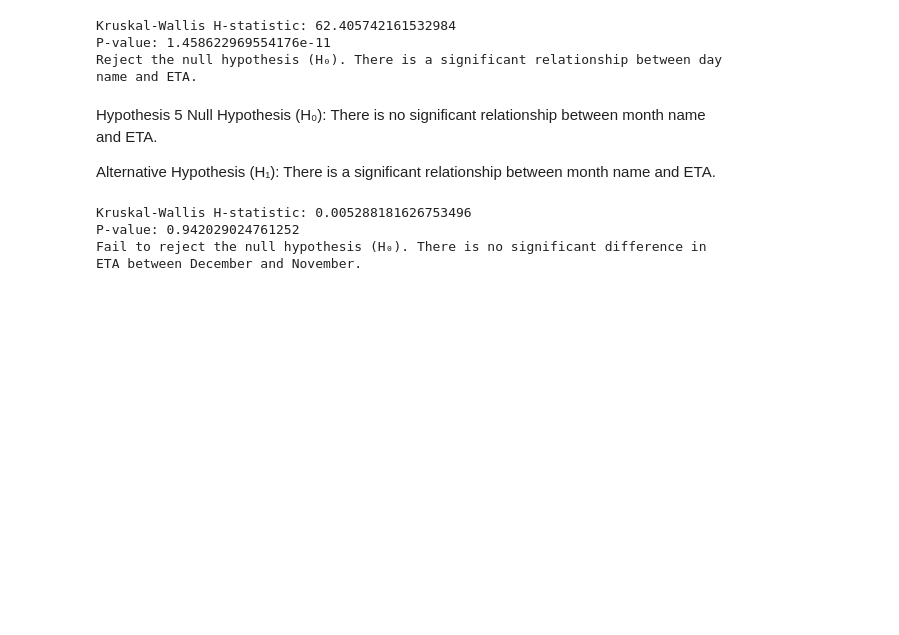
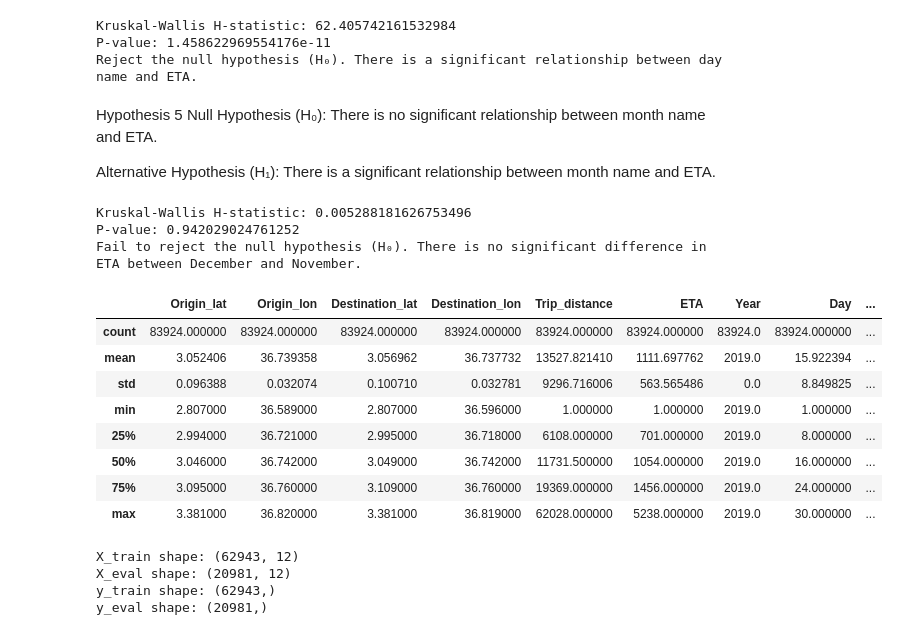
Before and after one commit to damzking/final-pro, a Jupyter notebook: Notebook/ETA-prediction.ipynb, the cells around one changed output. Drawn from its saved outputs; the diff is of its cells as text; code cells hidden in the pictures; blank space fills up the shorter version.

```diff
--- a/Notebook/ETA-prediction.ipynb
+++ b/Notebook/ETA-prediction.ipynb
@@ -501,3 +506,15 @@ else:
 Kruskal-Wallis H-statistic: 0.005288181626753496
 P-value: 0.942029024761252
 Fail to reject the null hypothesis (H₀). There is no significant difference in ETA between December and November.
+# %%
+train_df_noid.describe()
+# %% [output]
+|  | Origin_lat | Origin_lon | Destination_lat | Destination_lon | Trip_distance | ETA | Year | Day | ... |
+| count | 83924.000000 | 83924.000000 | 83924.000000 | 83924.000000 | 83924.000000 | 83924.000000 | 83924.0 | 83924.000000 | ... |
+| mean | 3.052406 | 36.739358 | 3.056962 | 36.737732 | 13527.821410 | 1111.697762 | 2019.0 | 15.922394 | ... |
+| std | 0.096388 | 0.032074 | 0.100710 | 0.032781 | 9296.716006 | 563.565486 | 0.0 | 8.849825 | ... |
+| min | 2.807000 | 36.589000 | 2.807000 | 36.596000 | 1.000000 | 1.000000 | 2019.0 | 1.000000 | ... |
+| 25% | 2.994000 | 36.721000 | 2.995000 | 36.718000 | 6108.000000 | 701.000000 | 2019.0 | 8.000000 | ... |
+| 50% | 3.046000 | 36.742000 | 3.049000 | 36.742000 | 11731.500000 | 1054.000000 | 2019.0 | 16.000000 | ... |
+| 75% | 3.095000 | 36.760000 | 3.109000 | 36.760000 | 19369.000000 | 1456.000000 | 2019.0 | 24.000000 | ... |
+| max | 3.381000 | 36.820000 | 3.381000 | 36.819000 | 62028.000000 | 5238.000000 | 2019.0 | 30.000000 | ... |
@@ -503,0 +537,7 @@ Fail to reject the null hypothesis (H₀). There is no significant difference in
+# %%
+print(f'X_train shape: {X_train.shape}\nX_eval shape: {X_eval.shape}\ny_train shape: {y_train.shape}\ny_eval shape: {y_eval.shape}')
+# %% [output]
+X_train shape: (62943, 12)
+X_eval shape: (20981, 12)
+y_train shape: (62943,)
+y_eval shape: (20981,)
```
Also changed, not shown: parts of 6 cells of this notebook, 5 other files.
